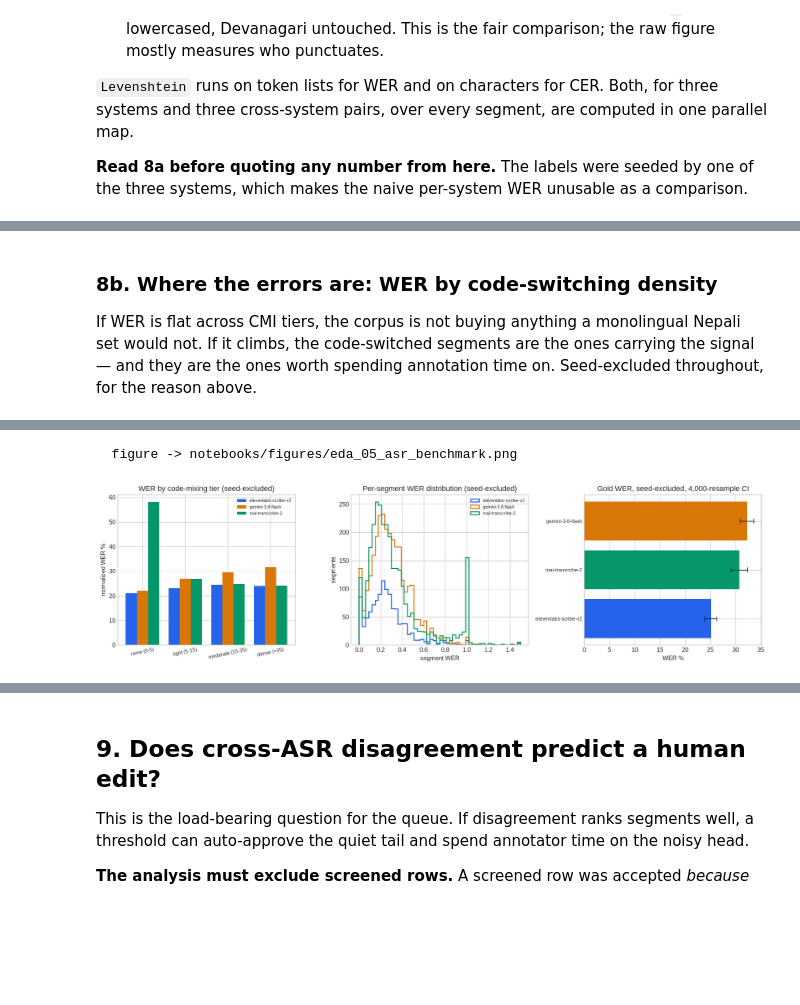
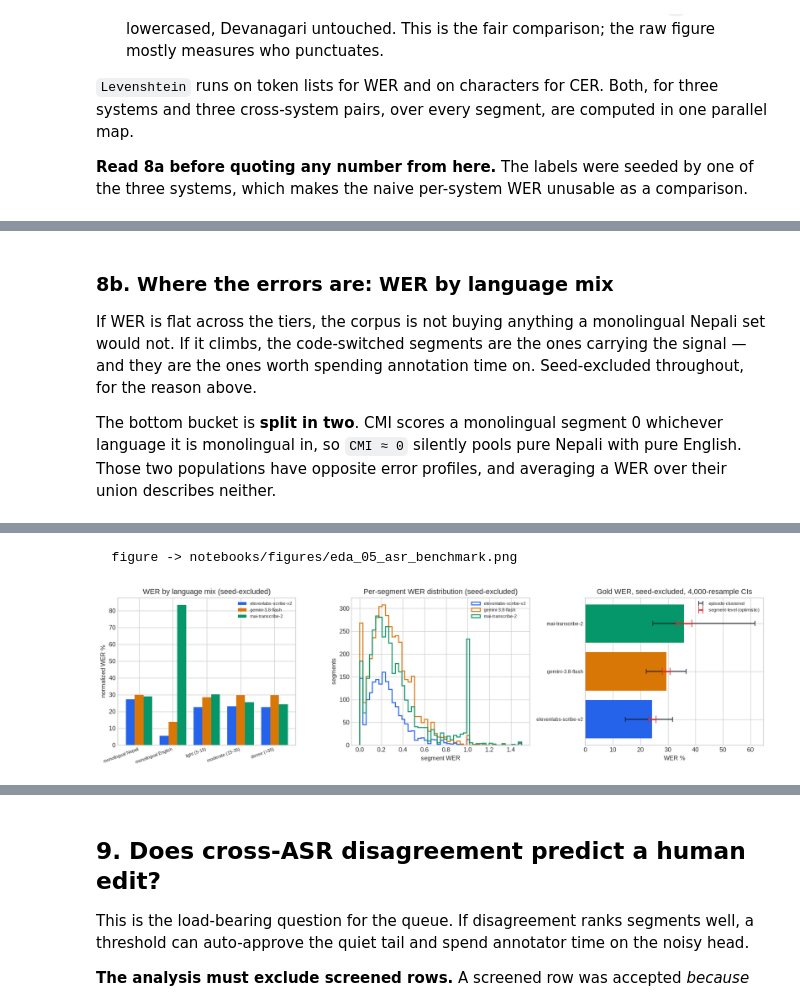
Before and after one commit to Sagyam/labeling-harness, a Jupyter notebook: notebooks/01-EDA.ipynb, the cells around one changed output, grey strips where cells are left out. Cells and saved outputs as stored; diff of their text form; code cells hidden in the pictures; blank space fills up the shorter version.

Commit message:
docs: add EDA findings report and update 01-EDA.ipynb with episode-clustered bootstrapping and script-agnostic metrics

```diff
--- a/notebooks/01-EDA.ipynb
+++ b/notebooks/01-EDA.ipynb
@@ -975,8 +980,8 @@ timed(
 ev = pd.DataFrame([row for part in scored for row in part]).set_index("segment_id")
 ev = ev.join(
     seg[["pot", "split", "disposition", "is_edited", "verification_tier", "seed_system_id",
-         "cmi_ref", "duration_seconds", "word_disagreement_rate", "cer_between_hypotheses",
-         "episode_id", "genre"]]
+         "cmi_ref", "latin_share_pct", "n_dev", "n_latin", "duration_seconds",
+         "word_disagreement_rate", "cer_between_hypotheses", "episode_id", "genre"]]
 )
 print(f"scored {len(ev):,} segments; {len(seg) - len(ev)} skipped for an empty reference")
 # %% [output]
@@ -1149,21 +1243,38 @@ disagreement signal the queue is scored on, measured directly:
 # %% [markdown]
-### 8b. Where the errors are: WER by code-switching density
+### 8b. Where the errors are: WER by language mix
 
-If WER is flat across CMI tiers, the corpus is not buying anything a monolingual Nepali set would
+If WER is flat across the tiers, the corpus is not buying anything a monolingual Nepali set would
 not. If it climbs, the code-switched segments are the ones carrying the signal — and they are the
 ones worth spending annotation time on. Seed-excluded throughout, for the reason above.
+
+The bottom bucket is **split in two**. CMI scores a monolingual segment 0 whichever language it is
+monolingual in, so `CMI ≈ 0` silently pools pure Nepali with pure English. Those two populations
+have opposite error profiles, and averaging a WER over their union describes neither.
 # %%
-ev["cmi_tier"] = pd.cut(
+# CMI cannot tell a monolingual Nepali clip from a monolingual English one: both score 0, because
+# the formula only sees how *balanced* the mix is. They are opposite populations with opposite
+# error profiles, so the bottom bucket is split by which language it is monolingual in before any
+# WER is averaged over it.
+MONO_CMI = 5
+ENGLISH_SHARE = 50
+
+tier = pd.cut(
     ev["cmi_ref"],
-    bins=[-0.01, 5, 15, 35, 100],
-    labels=["none (0-5)", "light (5-15)", "moderate (15-35)", "dense (>35)"],
-)
+    bins=[-0.01, MONO_CMI, 15, 35, 100],
+    labels=["mono", "light (5-15)", "moderate (15-35)", "dense (>35)"],
+).astype(object)
+latin_share = ev["latin_share_pct"].fillna(0)
+tier[(tier == "mono") & (latin_share >= ENGLISH_SHARE)] = "monolingual English"
+tier[tier == "mono"] = "monolingual Nepali"
+TIER_ORDER = ["monolingual Nepali", "monolingual English", "light (5-15)",
+              "moderate (15-35)", "dense (>35)"]
+ev["cmi_tier"] = pd.Categorical(tier, categories=TIER_ORDER, ordered=True)
 
-SHORT = {s: s.split("-")[0] for s in SYSTEMS}
 tier_rows = []
-for tier, frame in ev.groupby("cmi_tier", observed=True):
-    row = {"cmi_tier": tier, "segments": len(frame),
+for tier_name, frame in ev.groupby("cmi_tier", observed=True):
+    row = {"cmi_tier": tier_name, "segments": len(frame),
            "hours": frame["duration_seconds"].sum() / 3600,
+           "latin %": frame["latin_share_pct"].fillna(0).mean(),
            "edit_rate %": 100 * frame["is_edited"].mean()}
     smallest = len(frame)
     for system in SYSTEMS:
@@ -1184,8 +1295,8 @@ for i, system in enumerate(SYSTEMS):
     axes[0].bar(x + (i - 1) * width, tier_table[f"{SHORT[system]} WER %"], width,
                 label=system, color=SYS_COLOR[system])
 axes[0].set_xticks(x)
-axes[0].set_xticklabels(tier_table.index, fontsize=8, rotation=12)
-axes[0].set(title="WER by code-mixing tier (seed-excluded)", ylabel="normalized WER %")
+axes[0].set_xticklabels(tier_table.index, fontsize=7, rotation=20, ha="right")
+axes[0].set(title="WER by language mix (seed-excluded)", ylabel="normalized WER %")
 axes[0].legend(fontsize=7)
 
 for system in SYSTEMS:
@@ -1197,13 +1308,20 @@ axes[1].set(title="Per-segment WER distribution (seed-excluded)", xlabel="segmen
             ylabel="segments")
 axes[1].legend(fontsize=7)
 
+# Both intervals are drawn: the wide one is the claim that survives review.
 ci_sorted = ci.sort_values("gold WER %")
-axes[2].barh(range(len(ci_sorted)), ci_sorted["gold WER %"],
-             xerr=ci_sorted["+/-"], color=[SYS_COLOR[s] for s in ci_sorted.index],
-             error_kw={"ecolor": "#111827", "capsize": 4, "lw": 1})
-axes[2].set_yticks(range(len(ci_sorted)))
+y = np.arange(len(ci_sorted))
+episode_err = np.vstack([ci_sorted["gold WER %"] - ci_sorted["episode CI low"],
+                         ci_sorted["episode CI high"] - ci_sorted["gold WER %"]])
+axes[2].barh(y, ci_sorted["gold WER %"], color=[SYS_COLOR[s] for s in ci_sorted.index])
+axes[2].errorbar(ci_sorted["gold WER %"], y, xerr=episode_err, fmt="none",
+                 ecolor="#111827", capsize=4, lw=1.4, label="episode-clustered")
+axes[2].errorbar(ci_sorted["gold WER %"], y, xerr=ci_sorted["seg +/-"].to_numpy(), fmt="none",
+                 ecolor="#dc2626", capsize=6, lw=2.2, label="segment-level (optimistic)")
+axes[2].set_yticks(y)
 axes[2].set_yticklabels(ci_sorted.index, fontsize=8)
-axes[2].set(title=f"Gold WER, seed-excluded, {N_BOOT:,}-resample CI", xlabel="WER %")
+axes[2].set(title=f"Gold WER, seed-excluded, {N_BOOT:,}-resample CIs", xlabel="WER %")
+axes[2].legend(fontsize=7)
 
 save_fig(fig, "05_asr_benchmark")
 plt.show()
@@ -1217,2 +1336,2 @@ plt.show()
   figure -> notebooks/figures/eda_05_asr_benchmark.png
-[figure, old version]
+[figure, new version]
```
Also changed, not shown: parts of 24 cells of this notebook.
